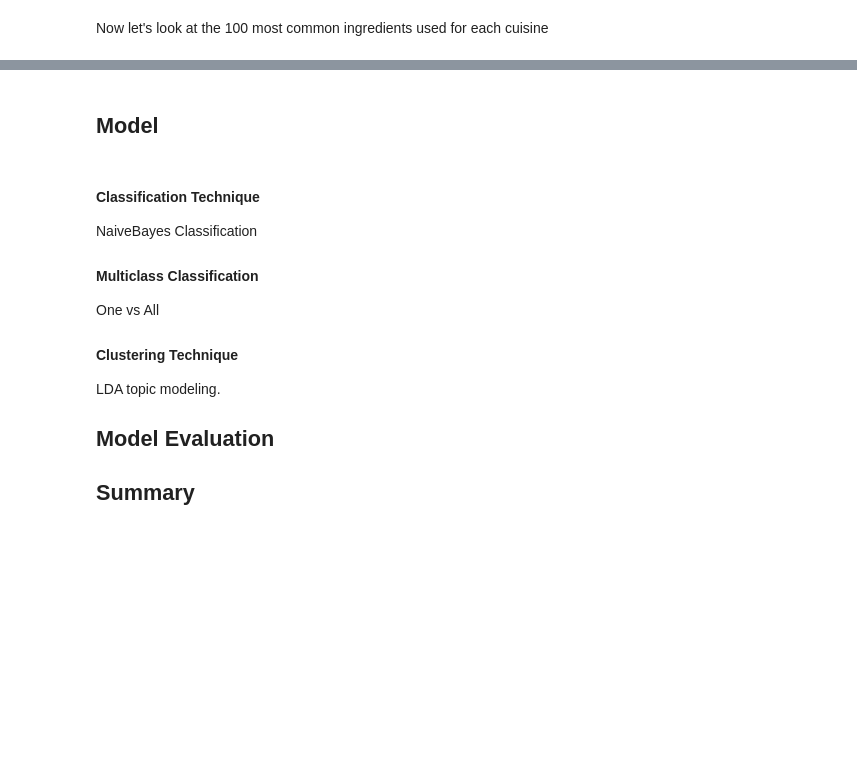
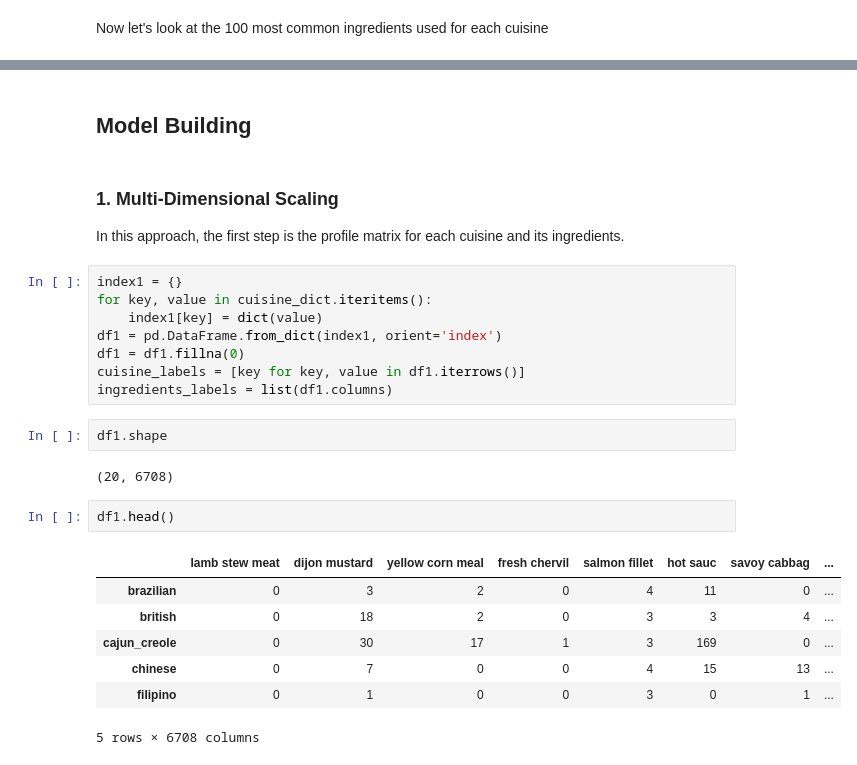
Before and after one commit to bluegrapes/DAT8Coursework, a Jupyter notebook: project2/code/README.ipynb, the cells around one changed output, grey strips where cells are left out. Drawn from its saved outputs; the diff is of its cells as text; blank space fills up the shorter version.

```diff
--- a/project2/code/README.ipynb
+++ b/project2/code/README.ipynb
@@ -126,24 +132,29 @@ for key, value in cuisine_dict.iteritems():
 ... (8 outputs left out)
 # %% [markdown]
-## Model
+## Model Building
-# %% [markdown]
-#### Classification Technique
-
-NaiveBayes Classification
-
-
-####  Multiclass Classification
-
-One vs All
-
-
-####  Clustering Technique
-
-LDA topic modeling.
-
-
-
-## Model Evaluation
-
-
-## Summary
+# %% [markdown]
+### 1. Multi-Dimensional Scaling
+
+In this approach, the first step is the profile matrix for each cuisine and its ingredients.
+# %%
+index1 = {}
+for key, value in cuisine_dict.iteritems():
+    index1[key] = dict(value)
+df1 = pd.DataFrame.from_dict(index1, orient='index')
+df1 = df1.fillna(0)
+cuisine_labels = [key for key, value in df1.iterrows()]
+ingredients_labels = list(df1.columns)
+# %%
+df1.shape
+# %% [output]
+(20, 6708)
+# %%
+df1.head()
+# %% [output]
+|  | lamb stew meat | dijon mustard | yellow corn meal | fresh chervil | salmon fillet | hot sauc | savoy cabbag | ... |
+| brazilian | 0 | 3 | 2 | 0 | 4 | 11 | 0 | ... |
+| british | 0 | 18 | 2 | 0 | 3 | 3 | 4 | ... |
+| cajun_creole | 0 | 30 | 17 | 1 | 3 | 169 | 0 | ... |
+| chinese | 0 | 7 | 0 | 0 | 4 | 15 | 13 | ... |
+| filipino | 0 | 1 | 0 | 0 | 3 | 0 | 1 | ... |
+5 rows × 6708 columns
```
Also changed, not shown: parts of 15 cells of this notebook.
